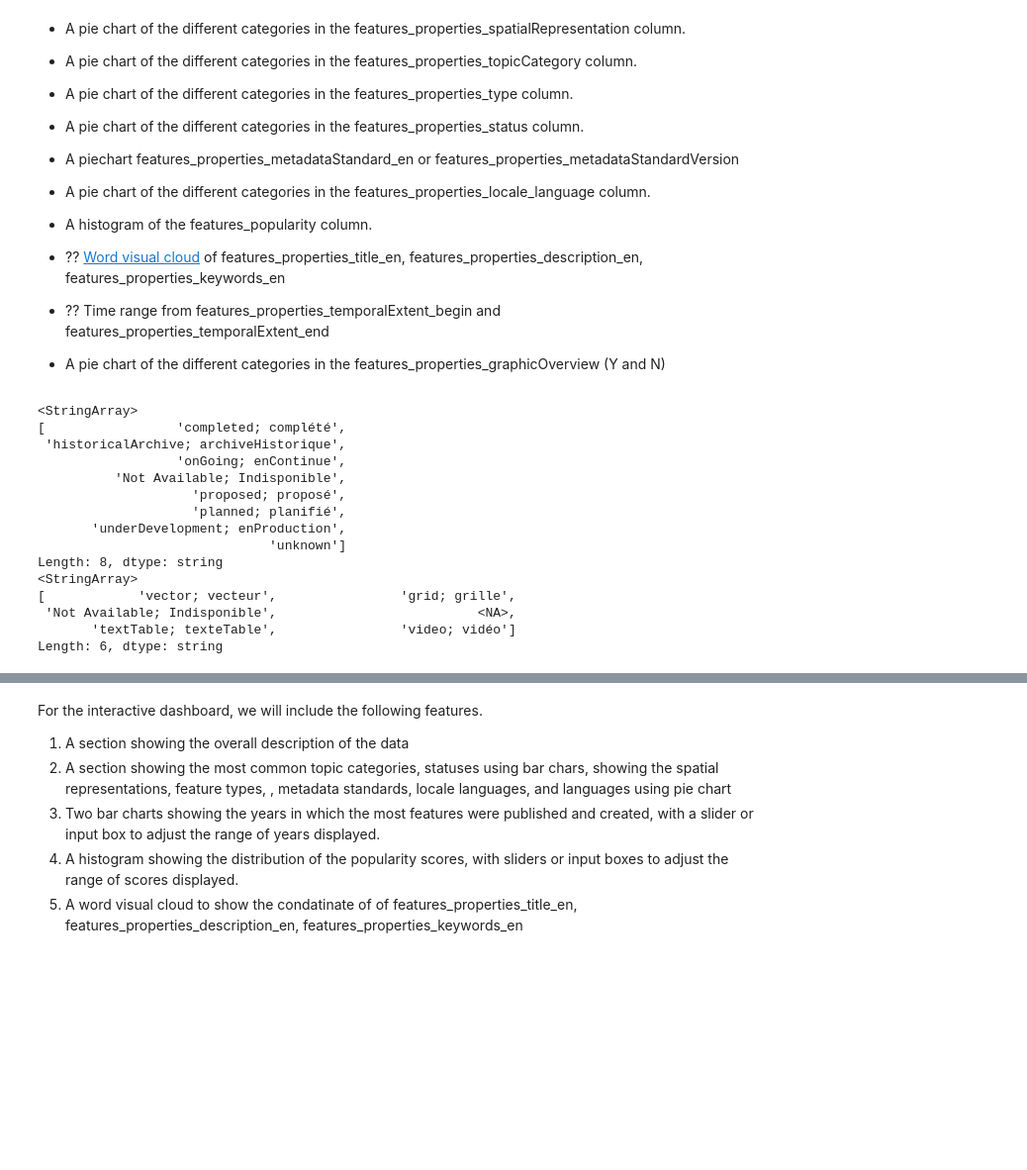
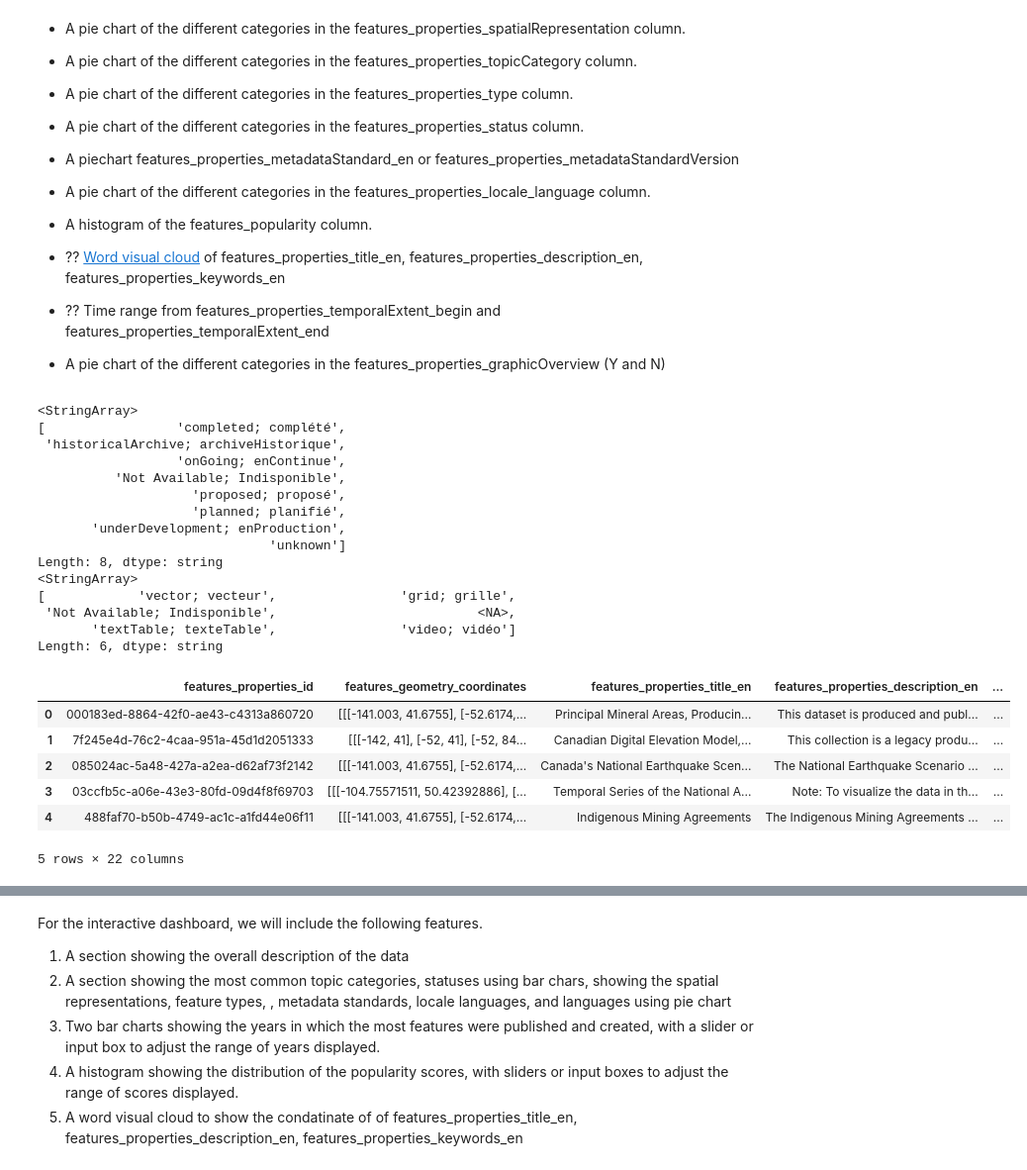
Before and after one commit to Canadian-Geospatial-Platform/similarity-engine, a Jupyter notebook: Jupyter_notebooks/Data_visualization.ipynb, the cells around one changed output, grey strips where cells are left out. Shown at 99% size. Saved outputs shown, nothing was run; the diff lists cells and outputs as text; code cells hidden in the pictures; blank space fills up the shorter version.

Commit message:
Update visual parameters

```diff
--- a/Jupyter_notebooks/Data_visualization.ipynb
+++ b/Jupyter_notebooks/Data_visualization.ipynb
@@ -161,22 +161,30 @@ given the nature of your dataset, which is mostly categorical and textual, we ha
 # %%
 print(df_raw['features_properties_status'].unique())
 print(df_raw['features_properties_spatialRepresentation'].unique())
+df.head()
 # %% [output]
 <StringArray>
 [                 'completed; complété',
  'historicalArchive; archiveHistorique',
                   'onGoing; enContinue',
           'Not Available; Indisponible',
                     'proposed; proposé',
                     'planned; planifié',
        'underDevelopment; enProduction',
                               'unknown']
 Length: 8, dtype: string
 <StringArray>
 [            'vector; vecteur',                'grid; grille',
  'Not Available; Indisponible',                          <NA>,
        'textTable; texteTable',                'video; vidéo']
 Length: 6, dtype: string
+|  | features_properties_id | features_geometry_coordinates | features_properties_title_en | features_properties_description_en | ... |
+| 0 | 000183ed-8864-42f0-ae43-c4313a860720 | [[[-141.003, 41.6755], [-52.6174,... | Principal Mineral Areas, Producin... | This dataset is produced and publ... | ... |
+| 1 | 7f245e4d-76c2-4caa-951a-45d1d2051333 | [[[-142, 41], [-52, 41], [-52, 84... | Canadian Digital Elevation Model,... | This collection is a legacy produ... | ... |
+| 2 | 085024ac-5a48-427a-a2ea-d62af73f2142 | [[[-141.003, 41.6755], [-52.6174,... | Canada's National Earthquake Scen... | The National Earthquake Scenario ... | ... |
+| 3 | 03ccfb5c-a06e-43e3-80fd-09d4f8f69703 | [[[-104.75571511, 50.42392886], [... | Temporal Series of the National A... | Note: To visualize the data in th... | ... |
+| 4 | 488faf70-b50b-4749-ac1c-a1fd44e06f11 | [[[-141.003, 41.6755], [-52.6174,... | Indigenous Mining Agreements | The Indigenous Mining Agreements ... | ... |
+5 rows × 22 columns
 # %%
 # pip install dash dash_core_components dash_html_components plotly pandas wordcloud
 import dash
```
Also changed, not shown: parts of 5 cells of this notebook.
